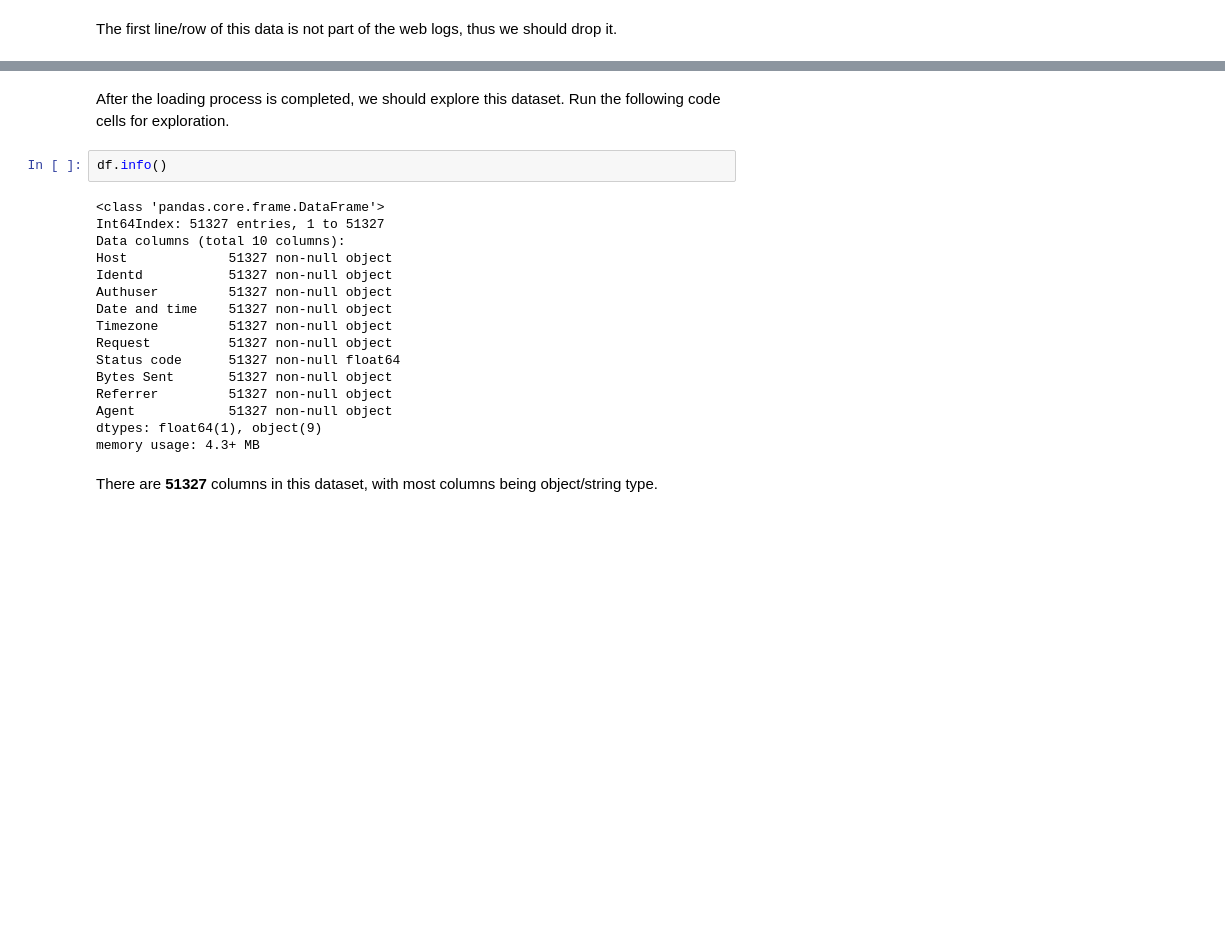
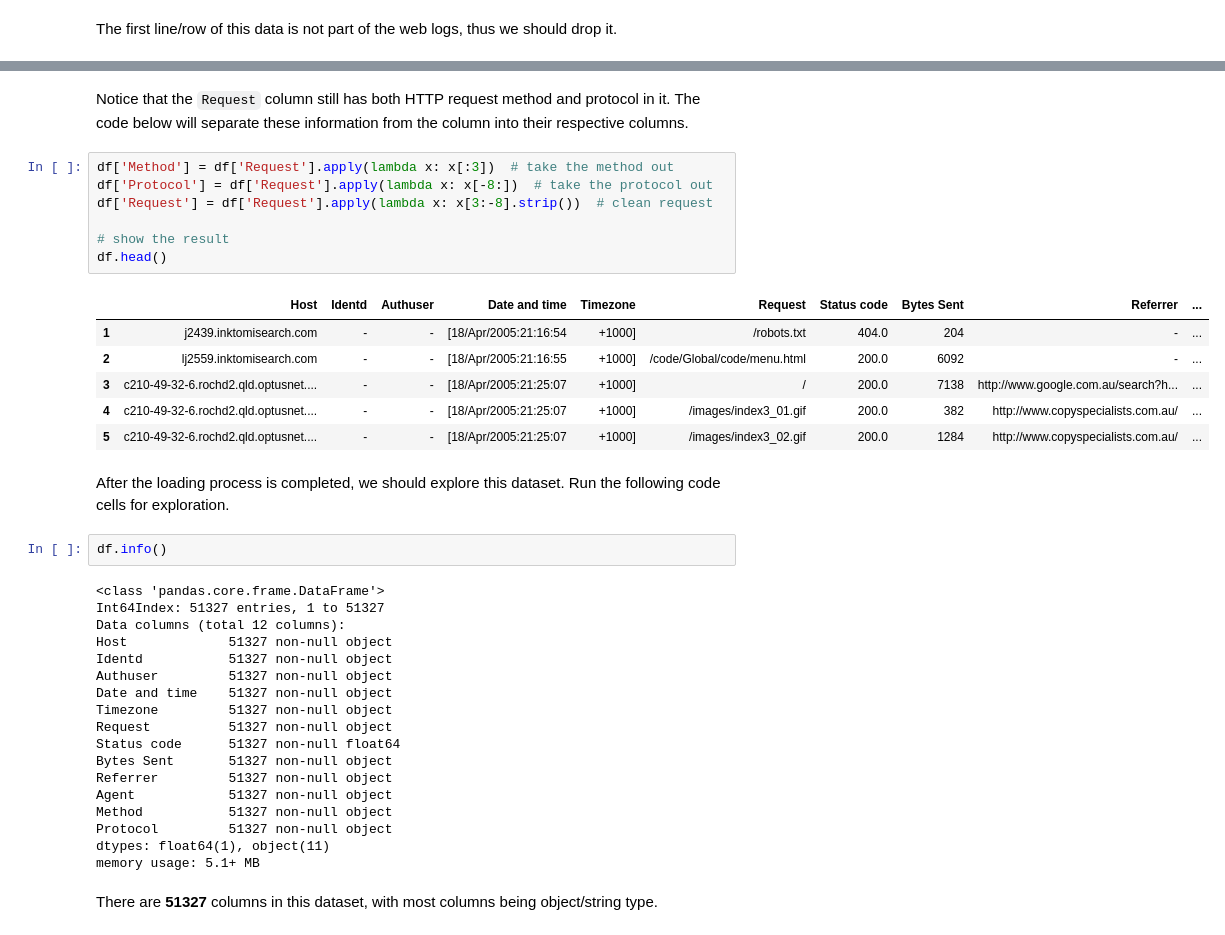
Before and after one commit to liehendi11/IFN645, a Jupyter notebook: prac09_web_mining.ipynb, the cells around one changed output, grey strips where cells are left out. Cells and saved outputs as stored; diff of their text form; blank space fills up the shorter version.

```diff
--- a/prac09_web_mining.ipynb
+++ b/prac09_web_mining.ipynb
@@ -89,3 +80,19 @@ df.head()  # preview after
+# %% [markdown]
+Notice that the `Request` column still has both HTTP request method and protocol in it. The code below will separate these information from the column into their respective columns.
+# %%
+df['Method'] = df['Request'].apply(lambda x: x[:3])  # take the method out
+df['Protocol'] = df['Request'].apply(lambda x: x[-8:])  # take the protocol out
+df['Request'] = df['Request'].apply(lambda x: x[3:-8].strip())  # clean request
+
+# show the result
+df.head()
+# %% [output]
+|  | Host | Identd | Authuser | Date and time | Timezone | Request | Status code | Bytes Sent | Referrer | ... |
+| 1 | j2439.inktomisearch.com | - | - | [18/Apr/2005:21:16:54 | +1000] | /robots.txt | 404.0 | 204 | - | ... |
+| 2 | lj2559.inktomisearch.com | - | - | [18/Apr/2005:21:16:55 | +1000] | /code/Global/code/menu.html | 200.0 | 6092 | - | ... |
+| 3 | c210-49-32-6.rochd2.qld.optusnet.... | - | - | [18/Apr/2005:21:25:07 | +1000] | / | 200.0 | 7138 | http://www.google.com.au/search?h... | ... |
+| 4 | c210-49-32-6.rochd2.qld.optusnet.... | - | - | [18/Apr/2005:21:25:07 | +1000] | /images/index3_01.gif | 200.0 | 382 | http://www.copyspecialists.com.au/ | ... |
+| 5 | c210-49-32-6.rochd2.qld.optusnet.... | - | - | [18/Apr/2005:21:25:07 | +1000] | /images/index3_02.gif | 200.0 | 1284 | http://www.copyspecialists.com.au/ | ... |
 # %% [markdown]
 After the loading process is completed, we should explore this dataset. Run the following code cells for exploration.
 # %%
@@ -93,7 +100,7 @@ df.info()
 # %% [output]
 <class 'pandas.core.frame.DataFrame'>
 Int64Index: 51327 entries, 1 to 51327
-Data columns (total 10 columns):
+Data columns (total 12 columns):
 Host             51327 non-null object
 Identd           51327 non-null object
 Authuser         51327 non-null object
@@ -104,8 +111,10 @@ Status code      51327 non-null float64
 Bytes Sent       51327 non-null object
 Referrer         51327 non-null object
 Agent            51327 non-null object
-dtypes: float64(1), object(9)
-memory usage: 4.3+ MB
+Method           51327 non-null object
+Protocol         51327 non-null object
+dtypes: float64(1), object(11)
+memory usage: 5.1+ MB
 # %% [markdown]
 There are **51327** columns in this dataset, with most columns being object/string type.
 # %% [markdown]
```
Also changed, not shown: parts of 15 cells of this notebook.
